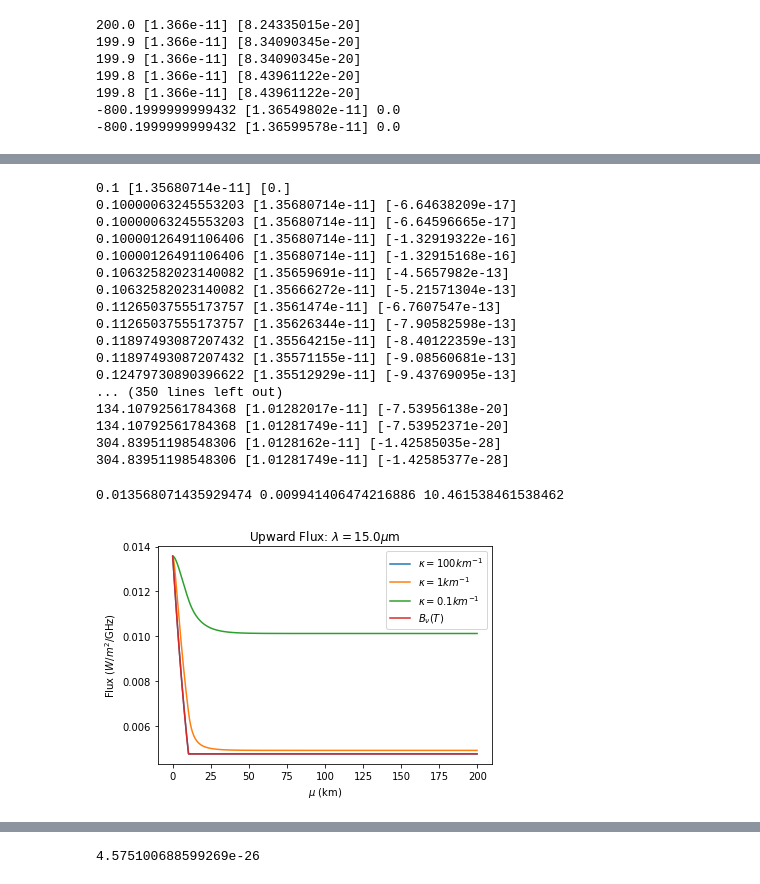
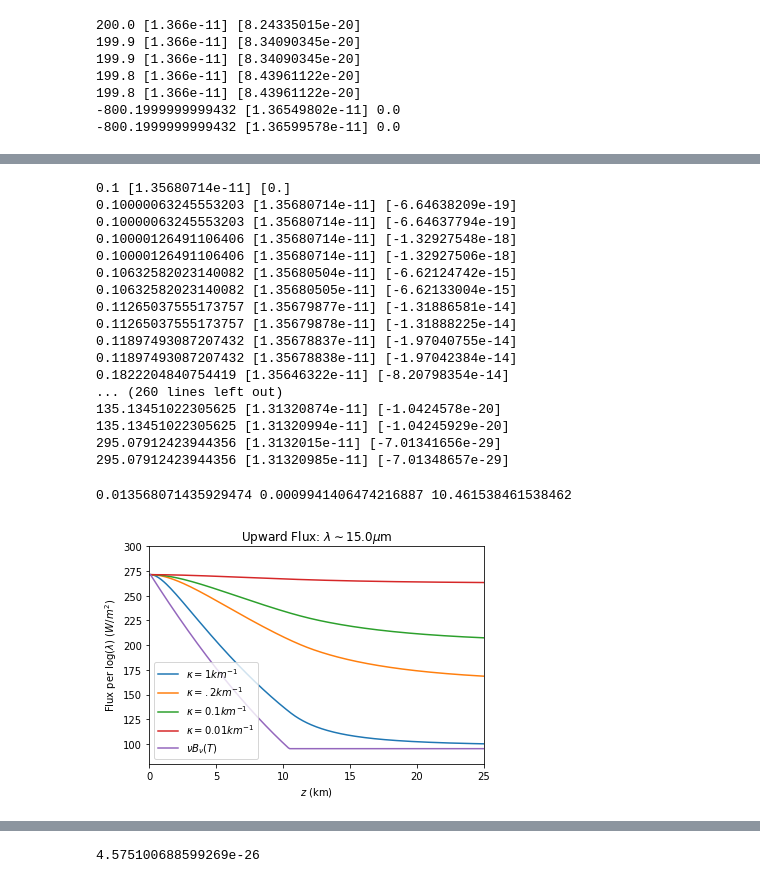
Before and after one commit to dodelson/Physics-of-Energy, a Jupyter notebook: Code/RadiativeTransfer.ipynb, the cells around one changed output, grey strips where cells are left out. Drawn from its saved outputs; the diff is of its cells as text; code cells hidden in the pictures.

```diff
--- a/Code/RadiativeTransfer.ipynb
+++ b/Code/RadiativeTransfer.ipynb
@@ -118,6 +119,12 @@ def didz(y,z,updown):
     if z<0.: didz =0.
     print(z,y,didz)
     return didz
+def didz_constantdensity(y,z,updown):
+    T=Temp(z)
+    didz=updown*(-y+bnu(nu,T))*kappa # updown=-1 if integrating downwards
+    if z<0.: didz =0.
+    print(z,y,didz)
+    return didz
 # %%
 y0=1366. # This is the total intensity integrated over all frequency.
 # B_nu has dimensions of W/m^2 per Hz
@@ -178,0 +245,7 @@ plt.plot([.1,200],[earth_radiation,earth_radiation])
+# %%
+kappa=.02 # co2 doubles
+inuup3D=integrate.odeint(didz_constantdensity, y0, t,args=(updown,),rtol=1.e-11, atol=1.e-15)
+kappa=2. # co2 doubles
+inuup1D=integrate.odeint(didz_constantdensity, y0, t,args=(updown,),rtol=1.e-11, atol=1.e-15)
+kappa=.2 # co2 doubles
+inuup2D=integrate.odeint(didz_constantdensity, y0, t,args=(updown,),rtol=1.e-11, atol=1.e-15)
@@ -180,58 +293,58 @@ plt.plot([.1,200],[earth_radiation,earth_radiation])
 ## Upward flux
 z0=.1
 t=np.arange(z0,200.,.1) # 1 cm^{-1} = 1 (10^{-5} km)^{-1} = 10^5 km^{-1} in km
-kappa=.1*km # per km
+kappa=1. # per km
 lapse=6.5 #K/km
 wavel=15.*micron
 nu=c/wavel
 y0=bnu(nu,Temp(z0))
 updown=1
 inuup1=integrate.odeint(didz, y0, t,args=(updown,),rtol=1.e-11, atol=1.e-15)
-kappa=.001*km # per km
+y0=bnu(nu,Temp(z0))
+kappa=.1 # per km
 inuup2=integrate.odeint(didz, y0, t,args=(updown,),rtol=1.e-11, atol=1.e-15)
-kappa=.0001*km # per km
+y0=bnu(nu,Temp(z0))
+kappa=.01 # per km
 inuup3=integrate.odeint(didz, y0, t,args=(updown,),rtol=1.e-11, atol=1.e-15)
 # %% [output]
 0.1 [1.35680714e-11] [0.]
-0.10000063245553203 [1.35680714e-11] [-6.64638209e-17]
-0.10000063245553203 [1.35680714e-11] [-6.64596665e-17]
-0.10000126491106406 [1.35680714e-11] [-1.32919322e-16]
-0.10000126491106406 [1.35680714e-11] [-1.32915168e-16]
-0.10632582023140082 [1.35659691e-11] [-4.5657982e-13]
-0.10632582023140082 [1.35666272e-11] [-5.21571304e-13]
-0.11265037555173757 [1.3561474e-11] [-6.7607547e-13]
-0.11265037555173757 [1.35626344e-11] [-7.90582598e-13]
-0.11897493087207432 [1.35564215e-11] [-8.40122359e-13]
-0.11897493087207432 [1.35571155e-11] [-9.08560681e-13]
-0.12479730890396622 [1.35512929e-11] [-9.43769095e-13]
-... (350 lines left out)
-134.10792561784368 [1.01282017e-11] [-7.53956138e-20]
-134.10792561784368 [1.01281749e-11] [-7.53952371e-20]
-304.83951198548306 [1.0128162e-11] [-1.42585035e-28]
-304.83951198548306 [1.01281749e-11] [-1.42585377e-28]
+0.10000063245553203 [1.35680714e-11] [-6.64638209e-19]
+0.10000063245553203 [1.35680714e-11] [-6.64637794e-19]
+0.10000126491106406 [1.35680714e-11] [-1.32927548e-18]
+0.10000126491106406 [1.35680714e-11] [-1.32927506e-18]
+0.10632582023140082 [1.35680504e-11] [-6.62124742e-15]
+0.10632582023140082 [1.35680505e-11] [-6.62133004e-15]
+0.11265037555173757 [1.35679877e-11] [-1.31886581e-14]
+0.11265037555173757 [1.35679878e-11] [-1.31888225e-14]
+0.11897493087207432 [1.35678837e-11] [-1.97040755e-14]
+0.11897493087207432 [1.35678838e-11] [-1.97042384e-14]
+0.1822204840754419 [1.35646322e-11] [-8.20798354e-14]
+... (260 lines left out)
+135.13451022305625 [1.31320874e-11] [-1.0424578e-20]
+135.13451022305625 [1.31320994e-11] [-1.04245929e-20]
+295.07912423944356 [1.3132015e-11] [-7.01341656e-29]
+295.07912423944356 [1.31320985e-11] [-7.01348657e-29]
 # %%
 lapse=6.5
 trop = (Tground-220)/lapse
 T=np.zeros(np.size(t))
 for i,z in enumerate(t):
     T[i]=Temp(z)
 mu=kappa*H*(1.-np.exp(-t/H))
-plt.plot(t,inuup1*1.e9,label='$\\kappa=100km^{-1}$')
-plt.plot(t,inuup2*1.e9,label='$\\kappa=1km^{-1}$')
-plt.plot(t,inuup3*1.e9,label='$\\kappa=0.1km^{-1}$')
-plt.plot(t,bnu(nu,T)*1.e9,label='$B_\\nu(T)$')
-earth_radiation=bnu(nu,220)*1.e9
-#plt.plot([0,200],[earth_radiation,earth_radiation])
-#plt.yscale('log')
-#plt.xscale('log')
-plt.title('Upward Flux: $\\lambda=$'+str(wavel/1.e-6)+'$\\mu$m')
-plt.xlabel('$\\mu$ (km)')
+plt.plot(t,inuup1*nu,label='$\\kappa=1km^{-1}$')
+plt.plot(t,inuup2D*nu,label='$\\kappa=.2km^{-1}$')
+plt.plot(t,inuup2*nu,label='$\\kappa=0.1km^{-1}$')
+plt.plot(t,inuup3*nu,label='$\\kappa=0.01km^{-1}$')
+plt.plot(t,bnu(nu,T)*nu,label='$\\nu B_\\nu(T)$')
+plt.title('Upward Flux: $\\lambda\sim$'+str(wavel/1.e-6)+'$\\mu$m')
+plt.xlabel('$z$ (km)')
 plt.legend()
-plt.ylabel('Flux ($W/m^2$/GHz)')
+plt.ylabel('Flux per log($\\lambda$) ($W/m^2$)')
 trop = (Tground-220)/lapse#220=tground-lapse*z
 #plt.plot([trop,trop],[1.e-3,1])
 print(y0*1.e9,mu[0],trop)
-#plt.axis([9,11.5,.003,.006])
+plt.axis([0,25,80,300])
+plt.savefig('../Figures/co2flux.png')
 # %% [output]
-0.013568071435929474 0.009941406474216886 10.461538461538462
+0.013568071435929474 0.0009941406474216887 10.461538461538462
-[figure, old version]
+[figure, new version]
```
Also changed, not shown: parts of 21 cells of this notebook, 15 other files.
